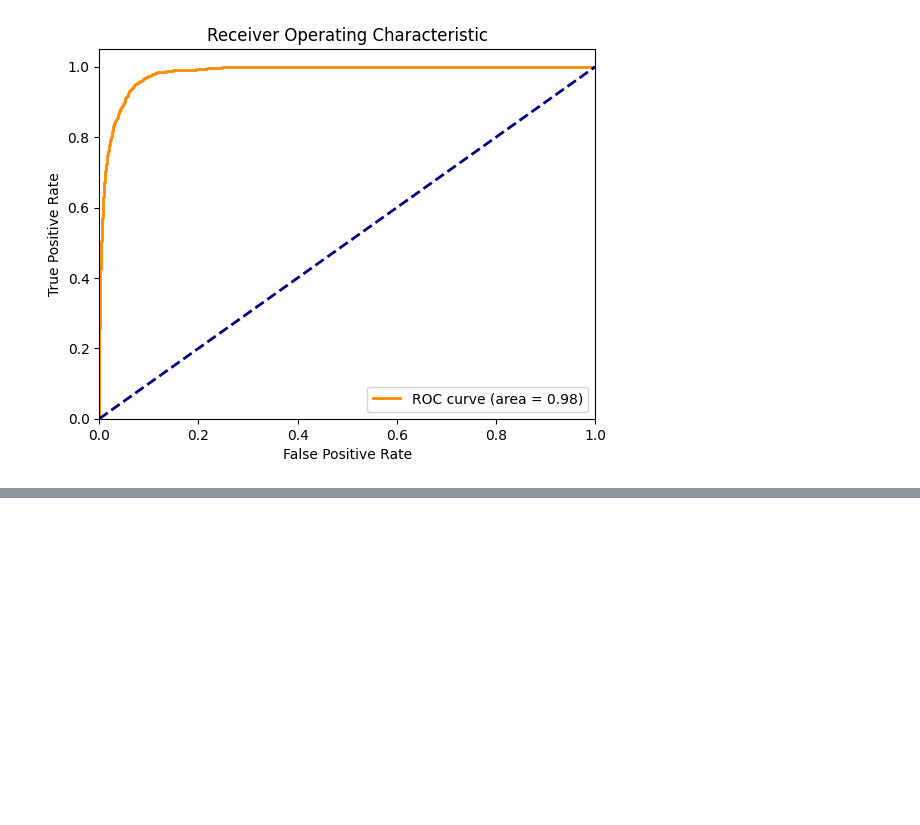
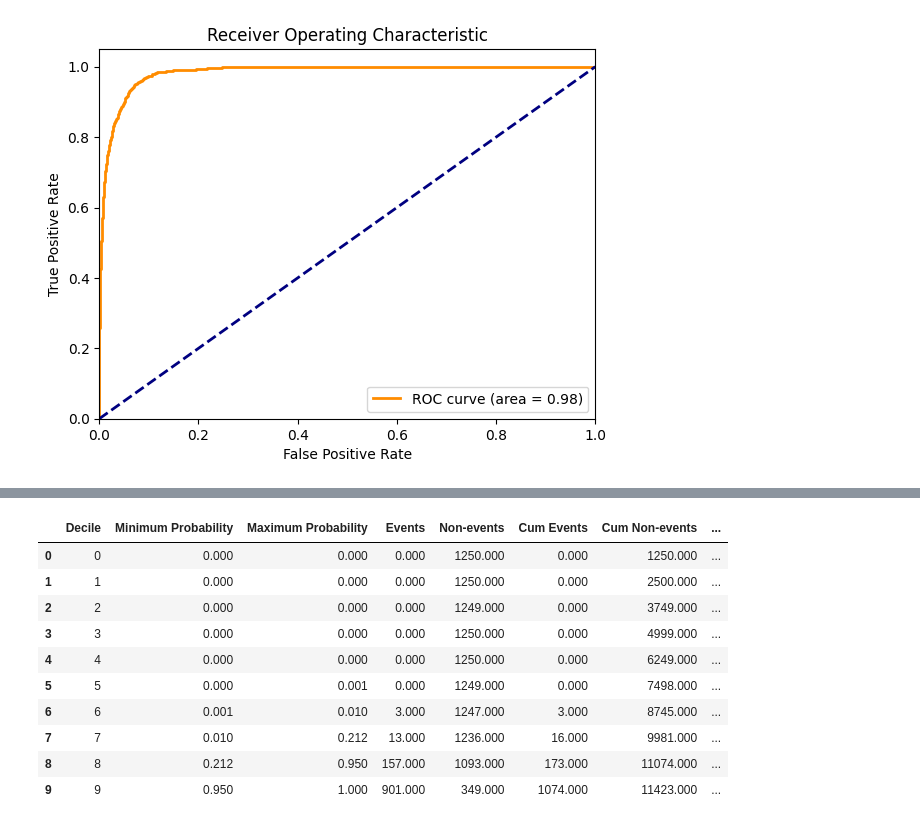
Before and after one commit to gianlucapes/credit_risk_modelling, a Jupyter notebook: notebook/credit_risk_model.ipynb, the cells around one changed output, grey strips where cells are left out. Drawn from its saved outputs; the diff is of its cells as text; code cells hidden in the pictures; blank space fills up the shorter version.

```diff
--- a/notebook/credit_risk_model.ipynb
+++ b/notebook/credit_risk_model.ipynb
@@ -1072,0 +1075,8 @@ plt.show()
+# %%
+prob=best_model_logistic.predict_proba(X_test_encoded)[:,1]
+
+df_eval=pd.DataFrame({
+    "Default Truth":y_test,
+    "Default Probability":prob
+})
+df_eval.head(3)
@@ -1072,0 +1088,3 @@ plt.show()
+# %%
+df_eval["Decile"]=pd.qcut(df_eval['Default Probability'],10,labels=False,duplicates="drop")
+df_eval.head(3)
@@ -1072,0 +1108,9 @@ plt.show()
+# %%
+df_decile = df_eval.groupby('Decile').apply(lambda x: pd.Series({
+    'Minimum Probability': x['Default Probability'].min(),
+    'Maximum Probability': x['Default Probability'].max(),
+    'Events': x['Default Truth'].sum(),
+    'Non-events': x['Default Truth'].count() - x['Default Truth'].sum(),
+}))
+df_decile.reset_index(inplace=True)
+df_decile
@@ -1072,0 +1144,4 @@ plt.show()
+# %%
+df_decile['Cum Events'] =  df_decile['Events'].cumsum()
+df_decile['Cum Non-events'] =  df_decile['Non-events'].cumsum()
+df_decile
@@ -1072,0 +1160,15 @@ plt.show()
+# %%
+df_decile['KS'] = abs(df_decile['Cum Event Rate'] - df_decile['Cum Non-event Rate'])
+df_decile
+# %% [output]
+|  | Decile | Minimum Probability | Maximum Probability | Events | Non-events | Cum Events | Cum Non-events | ... |
+| 0 | 0 | 0.000 | 0.000 | 0.000 | 1250.000 | 0.000 | 1250.000 | ... |
+| 1 | 1 | 0.000 | 0.000 | 0.000 | 1250.000 | 0.000 | 2500.000 | ... |
+| 2 | 2 | 0.000 | 0.000 | 0.000 | 1249.000 | 0.000 | 3749.000 | ... |
+| 3 | 3 | 0.000 | 0.000 | 0.000 | 1250.000 | 0.000 | 4999.000 | ... |
+| 4 | 4 | 0.000 | 0.000 | 0.000 | 1250.000 | 0.000 | 6249.000 | ... |
+| 5 | 5 | 0.000 | 0.001 | 0.000 | 1249.000 | 0.000 | 7498.000 | ... |
+| 6 | 6 | 0.001 | 0.010 | 3.000 | 1247.000 | 3.000 | 8745.000 | ... |
+| 7 | 7 | 0.010 | 0.212 | 13.000 | 1236.000 | 16.000 | 9981.000 | ... |
+| 8 | 8 | 0.212 | 0.950 | 157.000 | 1093.000 | 173.000 | 11074.000 | ... |
+| 9 | 9 | 0.950 | 1.000 | 901.000 | 349.000 | 1074.000 | 11423.000 | ... |
```
Also changed, not shown: parts of 25 cells of this notebook, 1 other file.
